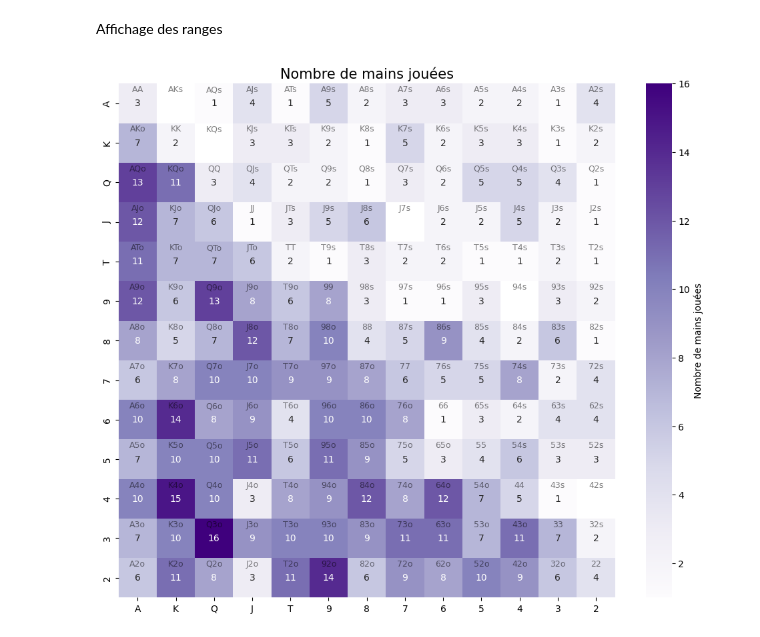
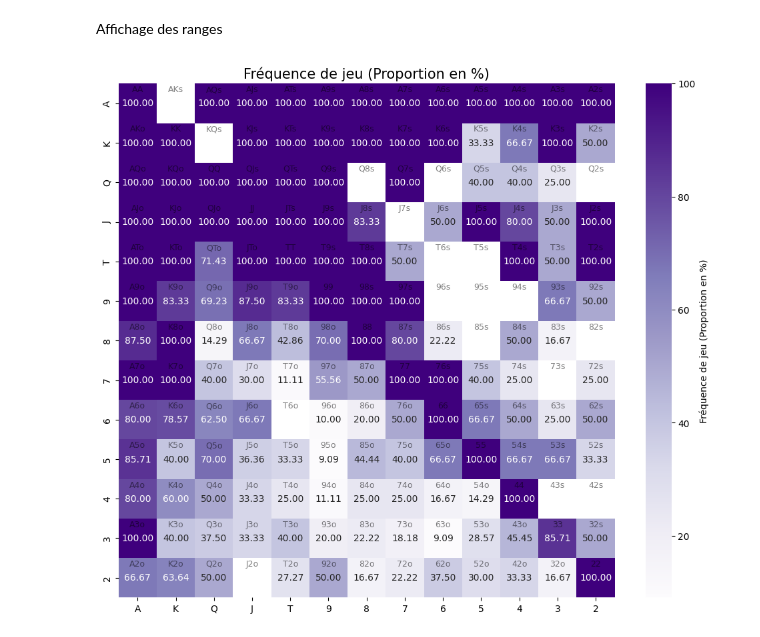
Before and after one commit to MathisKacer/projet_poker, a Jupyter notebook: execution.ipynb, the cells around one changed output. Cells and saved outputs as stored; diff of their text form; code cells hidden in the pictures.

Commit message:
ajustement ranges

```diff
--- a/execution.ipynb
+++ b/execution.ipynb
@@ -22,6 +22,6 @@ tableau_resultats = parse_folder_resume("resumes")
 # %% [markdown]
 Affichage des ranges
 # %%
-affichage_range(tableau_mains, metric='count')
+affichage_range(tableau_mains, metric='freq')
 # %% [output]
-[figure, old version]
+[figure, new version]
```
Also changed, not shown: 1 other file.
